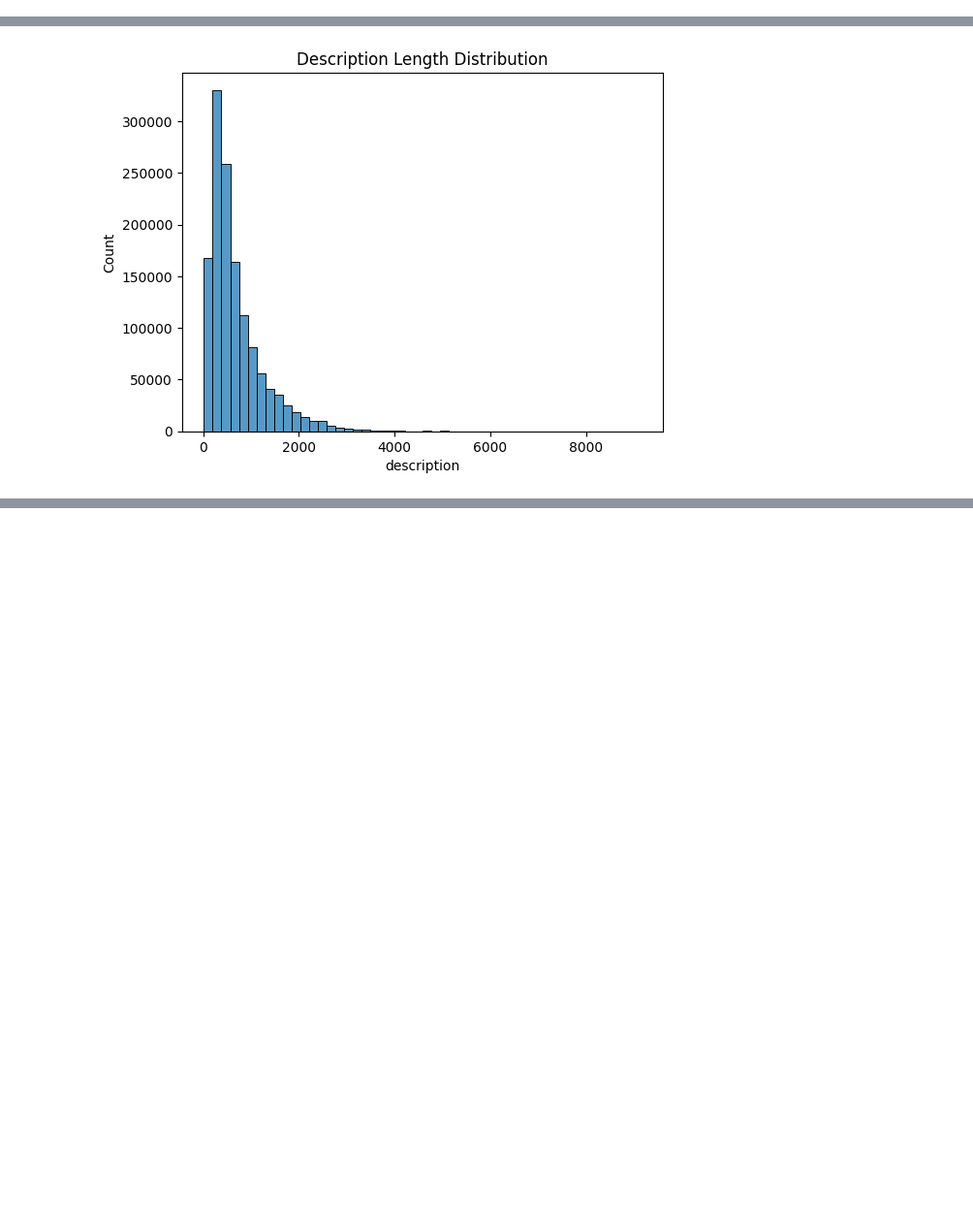
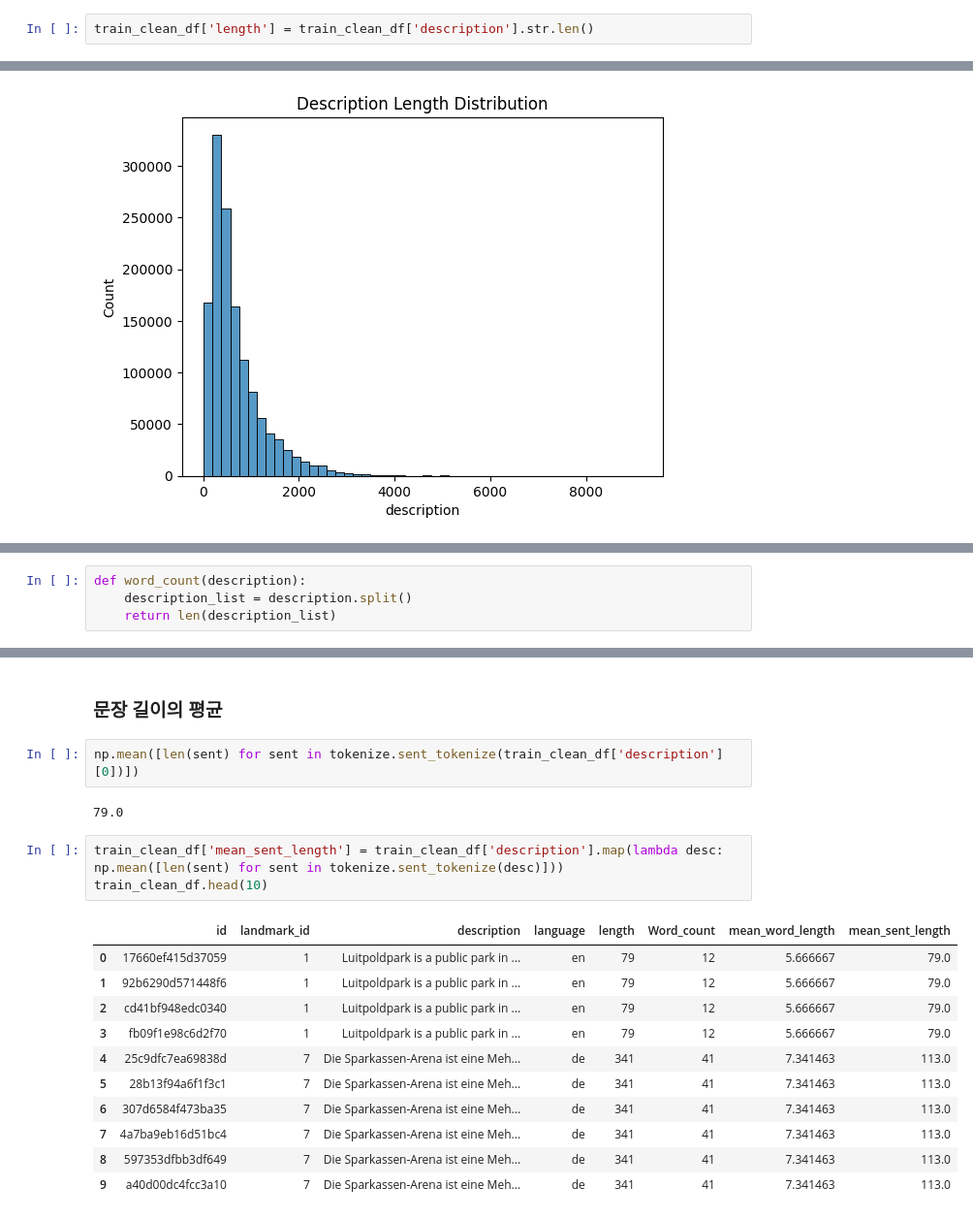
Before and after one commit to wjddnr0920/trip_recommend, a Jupyter notebook: EDA/EDA_train_clean.ipynb, the cells around one changed output, grey strips where cells are left out. Shown at 97% size. Saved outputs shown, nothing was run; the diff lists cells and outputs as text; blank space fills up the shorter version.

```diff
--- a/EDA/EDA_train_clean.ipynb
+++ b/EDA/EDA_train_clean.ipynb
@@ -98,3 +122,5 @@ Name: description, Length: 1342470, dtype: int64
+# %%
+train_clean_df['length'] = train_clean_df['description'].str.len()
 # %%
 # 히스토그램
 fig, ax = plt.subplots()
@@ -105,0 +134,4 @@ plt.show()
+# %%
+def word_count(description):
+    description_list = description.split()
+    return len(description_list)
@@ -105,0 +170,21 @@ plt.show()
+# %% [markdown]
+### 문장 길이의 평균
+# %%
+np.mean([len(sent) for sent in tokenize.sent_tokenize(train_clean_df['description'][0])])
+# %% [output]
+79.0
+# %%
+train_clean_df['mean_sent_length'] = train_clean_df['description'].map(lambda desc: np.mean([len(sent) for sent in tokenize.sent_tokenize(desc)]))
+train_clean_df.head(10)
+# %% [output]
+|  | id | landmark_id | description | language | length | Word_count | mean_word_length | mean_sent_length |
+| 0 | 17660ef415d37059 | 1 | Luitpoldpark is a public park in ... | en | 79 | 12 | 5.666667 | 79.0 |
+| 1 | 92b6290d571448f6 | 1 | Luitpoldpark is a public park in ... | en | 79 | 12 | 5.666667 | 79.0 |
+| 2 | cd41bf948edc0340 | 1 | Luitpoldpark is a public park in ... | en | 79 | 12 | 5.666667 | 79.0 |
+| 3 | fb09f1e98c6d2f70 | 1 | Luitpoldpark is a public park in ... | en | 79 | 12 | 5.666667 | 79.0 |
+| 4 | 25c9dfc7ea69838d | 7 | Die Sparkassen-Arena ist eine Meh... | de | 341 | 41 | 7.341463 | 113.0 |
+| 5 | 28b13f94a6f1f3c1 | 7 | Die Sparkassen-Arena ist eine Meh... | de | 341 | 41 | 7.341463 | 113.0 |
+| 6 | 307d6584f473ba35 | 7 | Die Sparkassen-Arena ist eine Meh... | de | 341 | 41 | 7.341463 | 113.0 |
+| 7 | 4a7ba9eb16d51bc4 | 7 | Die Sparkassen-Arena ist eine Meh... | de | 341 | 41 | 7.341463 | 113.0 |
+| 8 | 597353dfbb3df649 | 7 | Die Sparkassen-Arena ist eine Meh... | de | 341 | 41 | 7.341463 | 113.0 |
+| 9 | a40d00dc4fcc3a10 | 7 | Die Sparkassen-Arena ist eine Meh... | de | 341 | 41 | 7.341463 | 113.0 |
```
Also changed, not shown: parts of 29 cells of this notebook, 1 other file.
